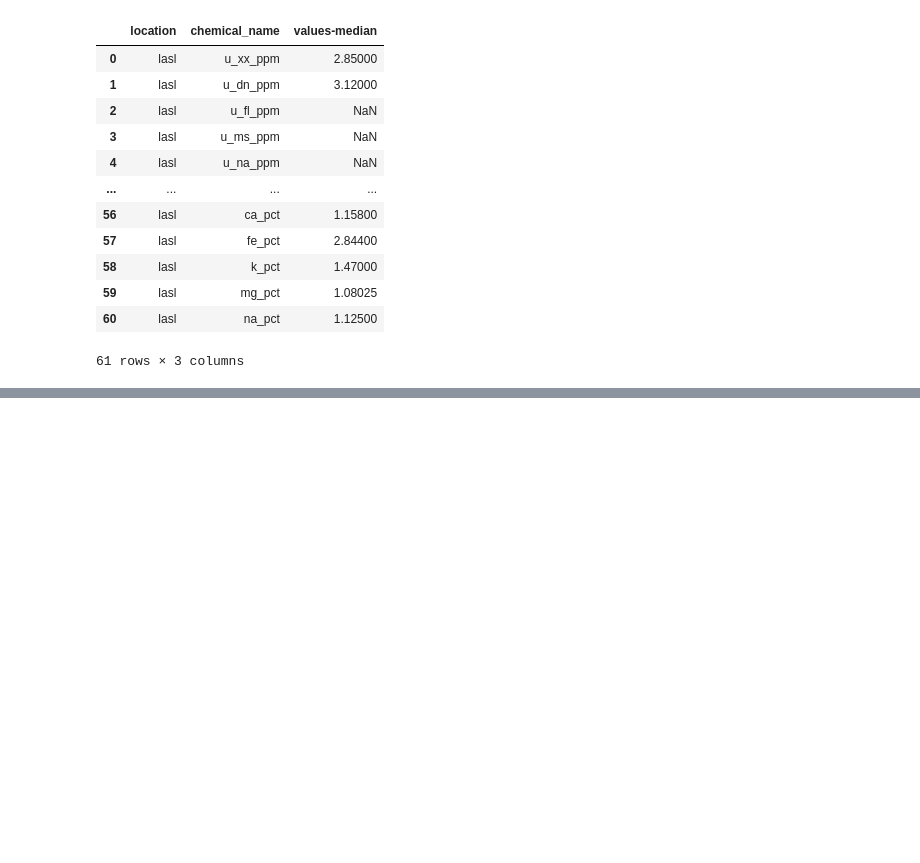
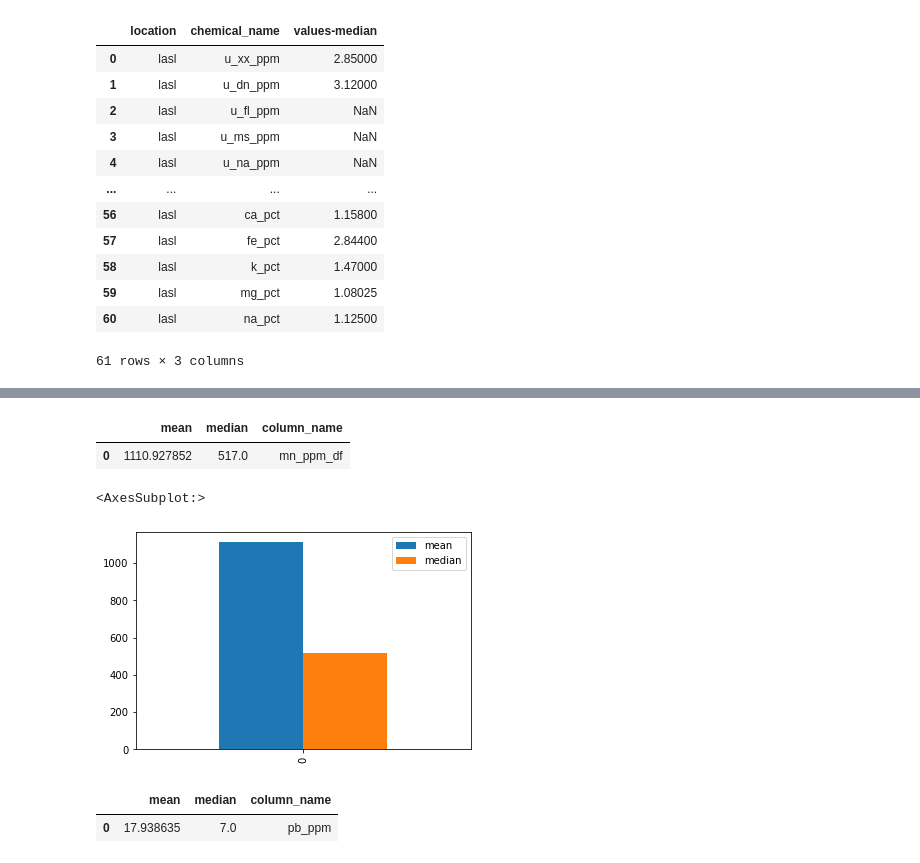
Before and after one commit to sharmilathapa/unicorn, a Jupyter notebook: intern1.ipynb, the cells around one changed output, grey strips where cells are left out. Drawn from its saved outputs; the diff is of its cells as text; code cells hidden in the pictures; blank space fills up the shorter version.

```diff
--- a/intern1.ipynb
+++ b/intern1.ipynb
@@ -182,0 +194,25 @@ df3.plot.bar()
+# %%
+mn_ppm_df= ({'mean':[  1110.927852],
+           'median':[  517.000000],
+           'column_name': [ 'mn_ppm_df']})
+mn_ppm = pd.DataFrame(mn_ppm_df)
+
+mn_ppm
+# %% [output]
+|  | mean | median | column_name |
+| 0 | 1110.927852 | 517.0 | mn_ppm_df |
+# %%
+mn_ppm.plot.bar()
+# %% [output]
+<AxesSubplot:>
+[figure, added]
+# %%
+pb_ppm_df= ({'mean':[ 17.938635 ],
+           'median':[ 7.000000 ],
+           'column_name': [ 'pb_ppm']})
+pb_ppm = pd.DataFrame(pb_ppm_df)
+
+pb_ppm
+# %% [output]
+|  | mean | median | column_name |
+| 0 | 17.938635 | 7.0 | pb_ppm |
```
Also changed, not shown: parts of 9 cells of this notebook.
